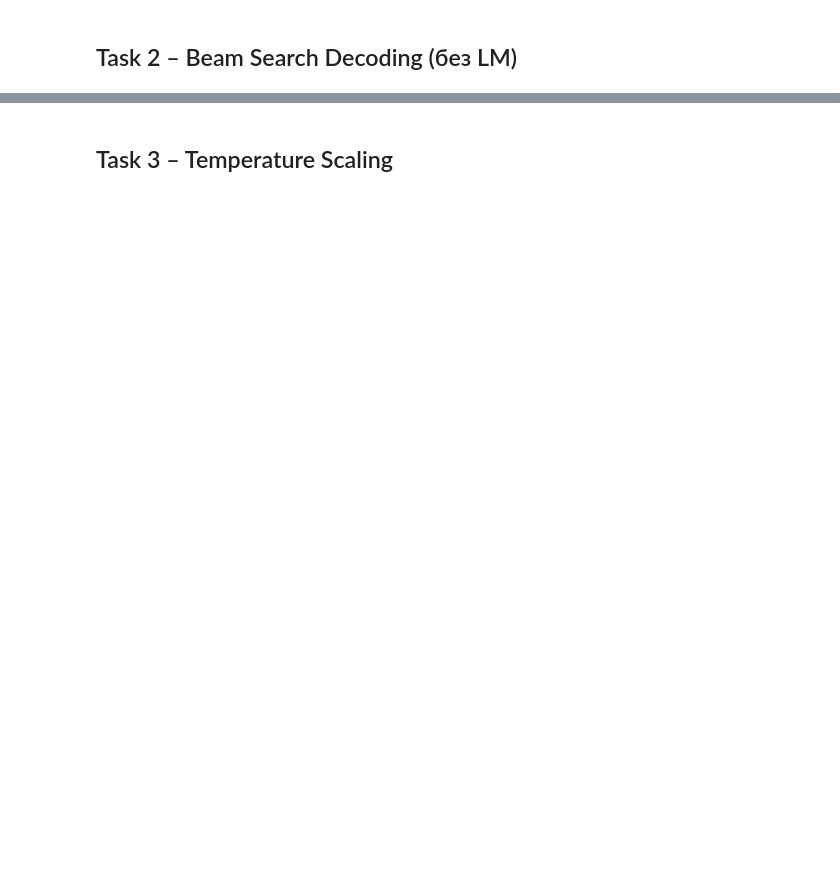
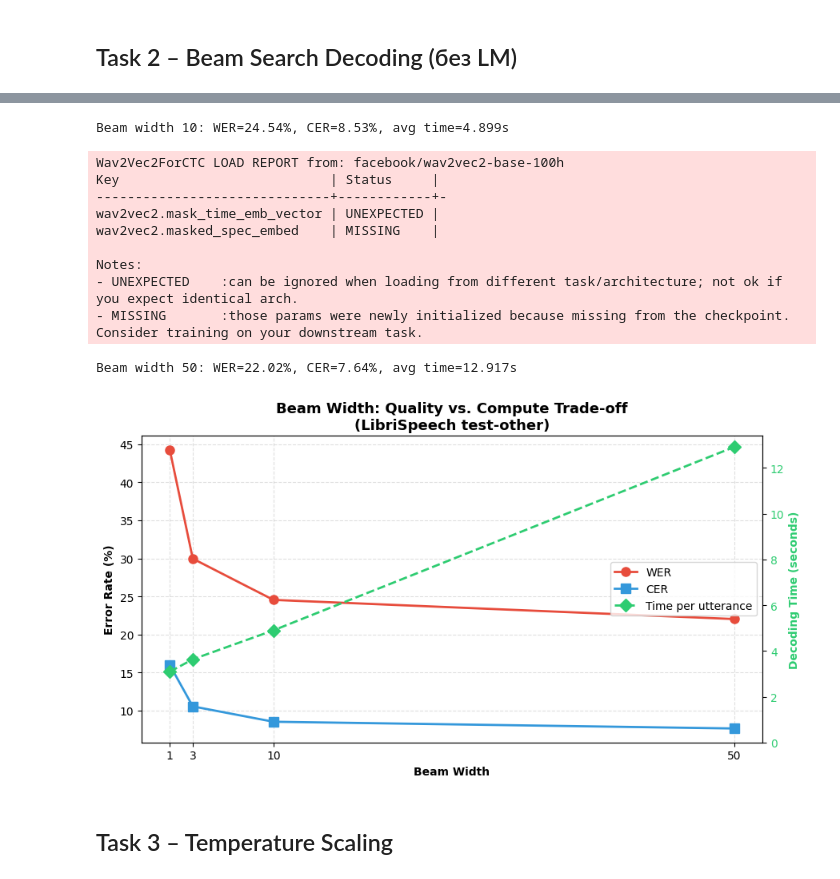
Before and after one commit to Alberelloo/2026_ASR_ITMO_course, a Jupyter notebook: hw2/ASR_hw2.ipynb, the cells around one changed output, grey strips where cells are left out. Saved outputs shown, nothing was run; the diff lists cells and outputs as text; code cells hidden in the pictures; blank space fills up the shorter version.

```diff
--- a/hw2/ASR_hw2.ipynb
+++ b/hw2/ASR_hw2.ipynb
@@ -106,0 +354,68 @@ raise NotImplementedError
+# %%
+import time
+import numpy as np
+
+# -------------------- Task 2: Quality vs. Compute Trade-off --------------------
+beam_widths = [1, 3, 10, 50]
+results_beam = []
+time_per_sample = []   # среднее время на один файл (сек)
+
+# Тестовый пример для замера времени (можно взять любой, например sample1)
+test_audio, sr = torchaudio.load('examples/sample1.wav')
+assert sr == 16000
+
+for bw in beam_widths:
+    decoder = Wav2Vec2Decoder(lm_model_path=None, temperature=1.0, beam_width=bw)
+
+    # Замер времени на одном примере (повторим несколько раз для стабильности)
+    trials = 5
+    t_start = time.time()
+    for _ in range(trials):
+        _ = decoder.decode(test_audio, method="beam")
+    t_elapsed = (time.time() - t_start) / trials
+
+    # Полная оценка WER/CER
+    manifest_path = Path('data/librispeech_test_other/manifest.csv')
+    manifest = load_manifest(manifest_path)
+    wer, cer = evaluate_decoder(decoder, manifest, method="beam")
+
+    results_beam.append((bw, wer, cer))
+    time_per_sample.append(t_elapsed)
+    print(f"Beam width {bw:2d}: WER={wer*100:.2f}%, CER={cer*100:.2f}%, avg time={t_elapsed:.3f}s")
+
+
+# Построение графика
+fig, ax1 = plt.subplots(figsize=(9, 5))
+
+color_wer = '#e74c3c'
+color_cer = '#3498db'
+ax1.set_xlabel('Beam Width', fontweight='bold')
+ax1.set_ylabel('Error Rate (%)', fontweight='bold')
+ax1.plot(beam_widths, [w*100 for _,w,_ in results_beam],
+         marker='o', color=color_wer, linewidth=2, markersize=8, label='WER')
+ax1.plot(beam_widths, [c*100 for _,_,c in results_beam],
+         marker='s', color=color_cer, linewidth=2, markersize=8, label='CER')
+ax1.tick_params(axis='y')
+ax1.set_xticks(beam_widths)
+ax1.grid(True, linestyle='--', alpha=0.4)
+
+# Вторая ось для времени
+ax2 = ax1.twinx()
+color_time = '#2ecc71'
+ax2.set_ylabel('Decoding Time (seconds)', fontweight='bold', color=color_time)
+ax2.plot(beam_widths, time_per_sample, marker='D', color=color_time,
+         linewidth=2, markersize=8, linestyle='--', label='Time per utterance')
+ax2.tick_params(axis='y', labelcolor=color_time)
+ax2.set_ylim(bottom=0)
+
+# Легенда
+lines1, labels1 = ax1.get_legend_handles_labels()
+lines2, labels2 = ax2.get_legend_handles_labels()
+ax1.legend(lines1 + lines2, labels1 + labels2, loc='center right', frameon=True, fancybox=True)
+
+plt.title('Beam Width: Quality vs. Compute Trade-off\n(LibriSpeech test-other)', fontweight='bold', fontsize=13)
+fig.tight_layout()
+
+fig.savefig('beam_width.png', dpi=300, bbox_inches='tight')   # растровый
+plt.show()
+# %% [output]
@@ -107,2 +451,14 @@ raise NotImplementedError
+Beam width 10: WER=24.54%, CER=8.53%, avg time=4.899s
+Wav2Vec2ForCTC LOAD REPORT from: facebook/wav2vec2-base-100h
+Key                           | Status     |
+------------------------------+------------+-
+wav2vec2.mask_time_emb_vector | UNEXPECTED |
+wav2vec2.masked_spec_embed    | MISSING    |
+
+Notes:
+- UNEXPECTED    :can be ignored when loading from different task/architecture; not ok if you expect identical arch.
+- MISSING       :those params were newly initialized because missing from the checkpoint. Consider training on your downstream task.
+Beam width 50: WER=22.02%, CER=7.64%, avg time=12.917s
+[figure, added]
 # %% [markdown]
 ## Task 3 – Temperature Scaling
```
Also changed, not shown: parts of 17 cells of this notebook.
